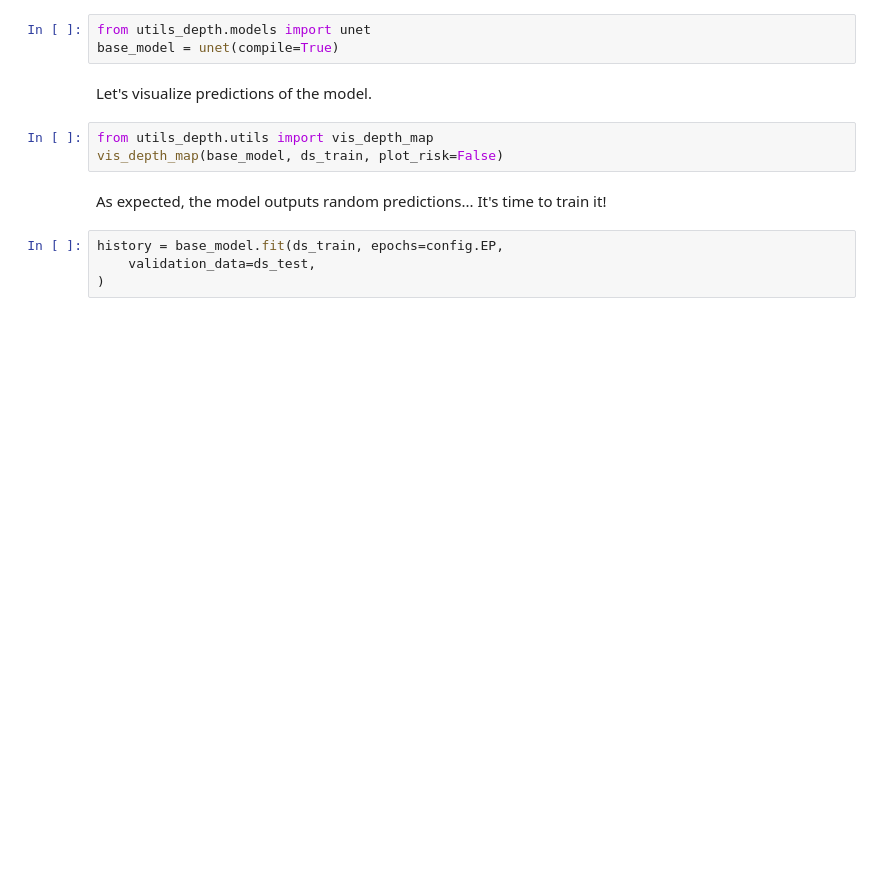
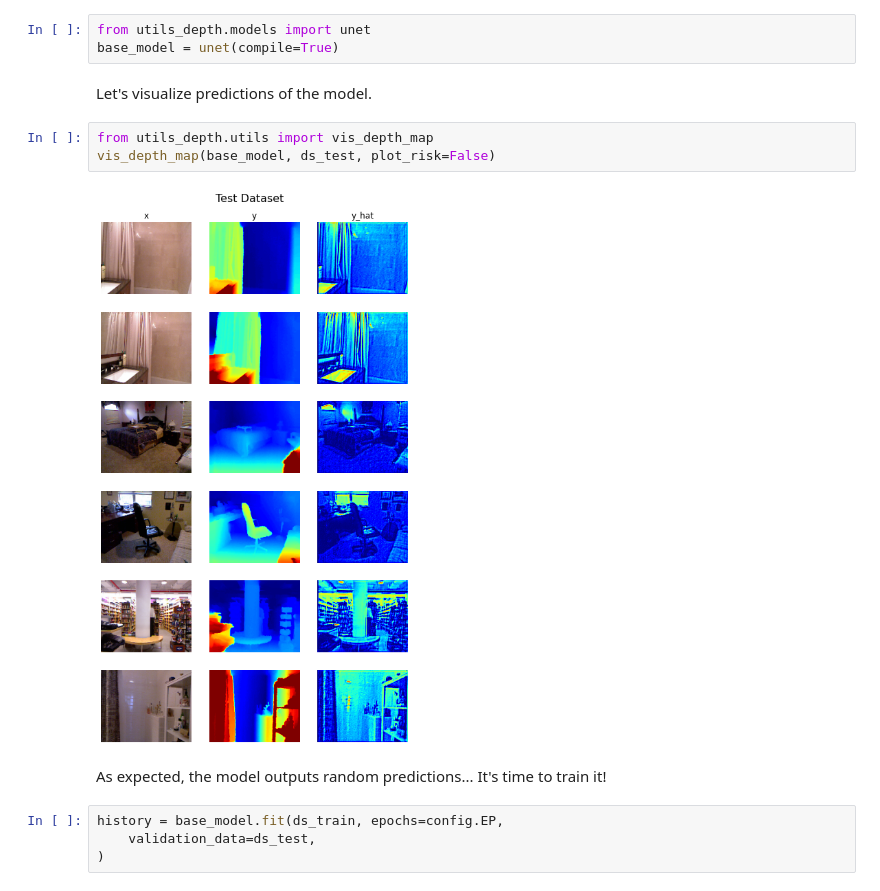
Before and after one commit to bytesroboticmx/capsaIA, a Jupyter notebook: notebooks/5_high_level.ipynb, the cells around one changed output. Saved outputs shown, nothing was run; the diff lists cells and outputs as text; blank space fills up the shorter version.

```diff
--- a/notebooks/5_high_level.ipynb
+++ b/notebooks/5_high_level.ipynb
@@ -34,7 +44,9 @@ base_model = unet(compile=True)
 Let's visualize predictions of the model.
 # %%
 from utils_depth.utils import vis_depth_map
-vis_depth_map(base_model, ds_train, plot_risk=False)
+vis_depth_map(base_model, ds_test, plot_risk=False)
+# %% [output]
+[figure, added]
 # %% [markdown]
 As expected, the model outputs random predictions... It's time to train it!
 # %%
```
Also changed, not shown: parts of 12 cells of this notebook, 3 other files.
